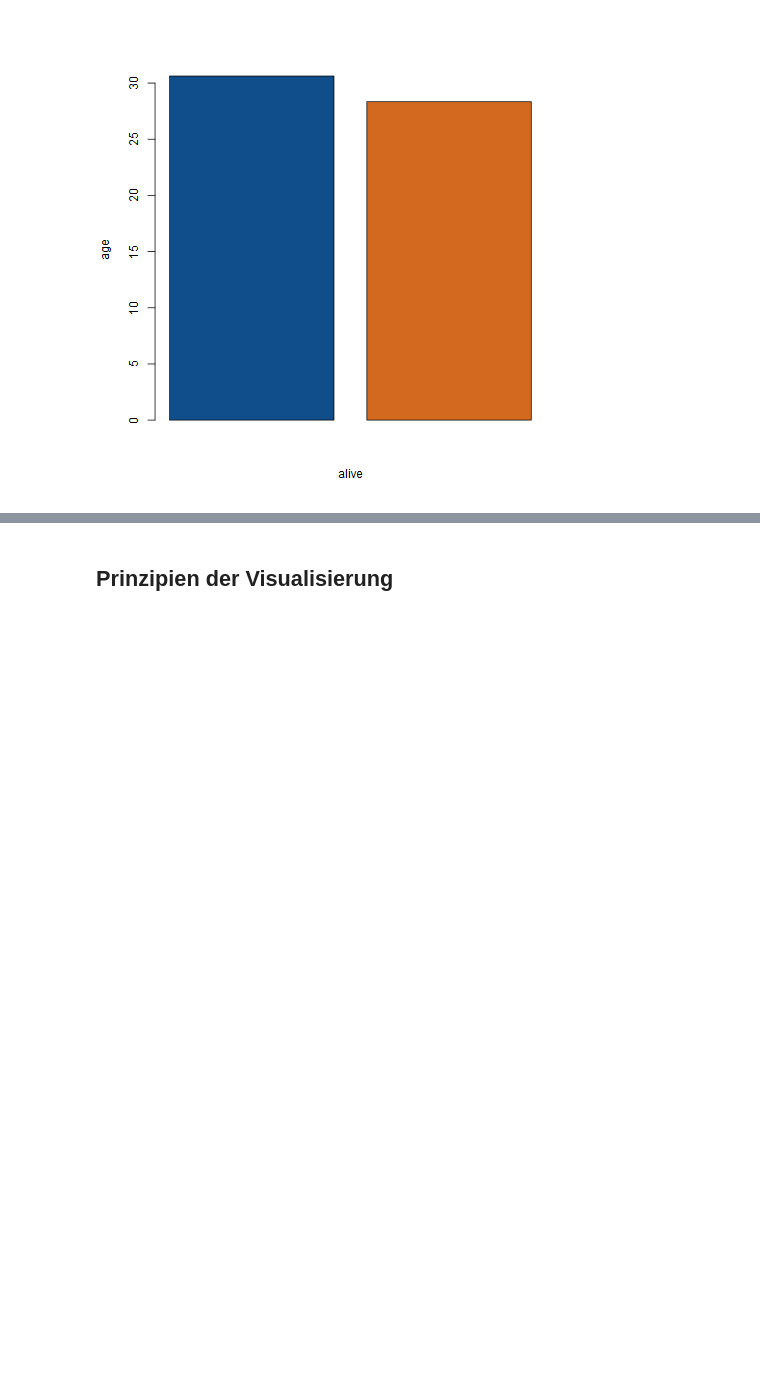
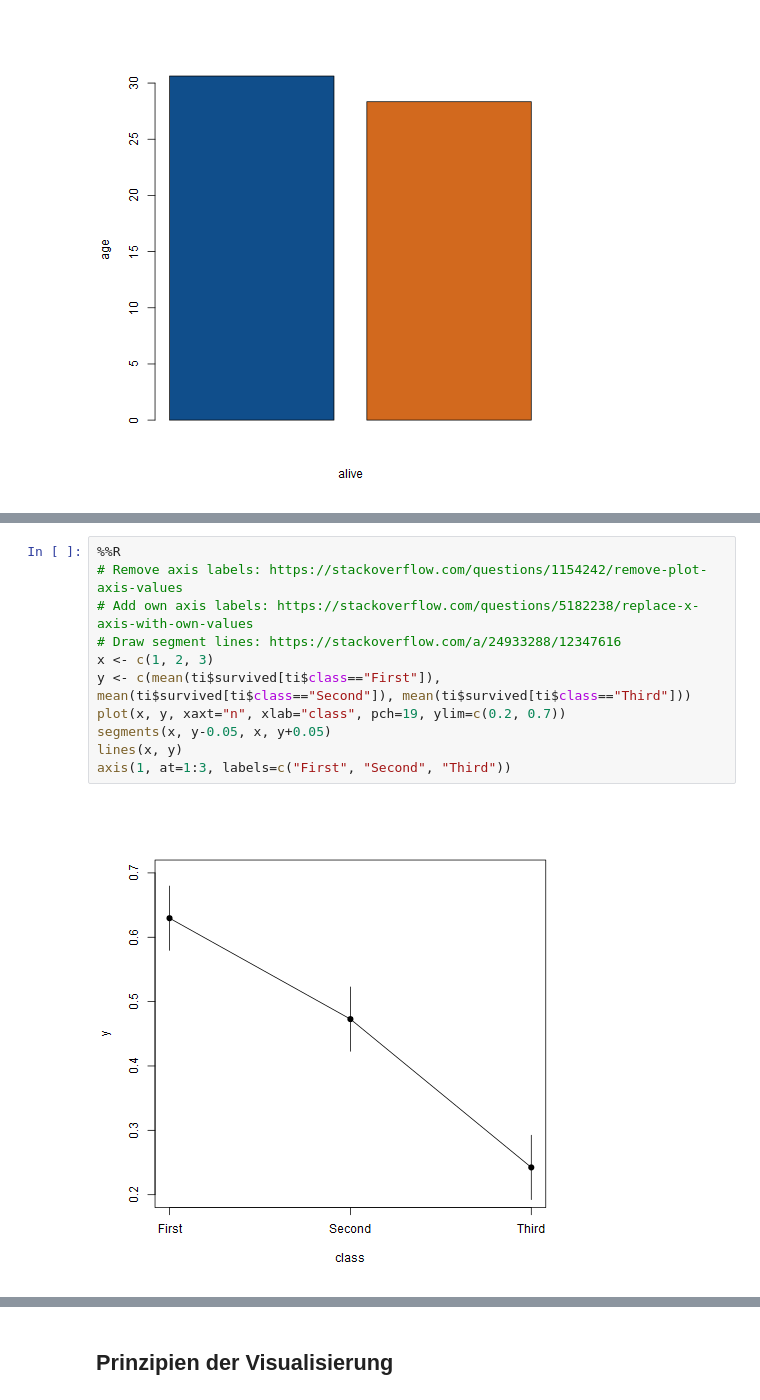
Before and after one commit to kurbaniec/everything-data-science, a Jupyter notebook: Data-Visualization/Qualitative-Daten.ipynb, the cells around one changed output, grey strips where cells are left out. Drawn from its saved outputs; the diff is of its cells as text; blank space fills up the shorter version.

```diff
--- a/Data-Visualization/Qualitative-Daten.ipynb
+++ b/Data-Visualization/Qualitative-Daten.ipynb
@@ -202,0 +209,13 @@ barplot(sort(counts, decreasing=TRUE), xlab="alive", ylab="age",col=c("dodgerblu
+# %%
+%%R
+# Remove axis labels: https://stackoverflow.com/questions/1154242/remove-plot-axis-values
+# Add own axis labels: https://stackoverflow.com/questions/5182238/replace-x-axis-with-own-values
+# Draw segment lines: https://stackoverflow.com/a/24933288/12347616
+x <- c(1, 2, 3)
+y <- c(mean(ti$survived[ti$class=="First"]), mean(ti$survived[ti$class=="Second"]), mean(ti$survived[ti$class=="Third"]))
+plot(x, y, xaxt="n", xlab="class", pch=19, ylim=c(0.2, 0.7))
+segments(x, y-0.05, x, y+0.05)
+lines(x, y)
+axis(1, at=1:3, labels=c("First", "Second", "Third"))
+# %% [output]
+[figure, added]
```
Also changed, not shown: parts of 4 cells of this notebook.
